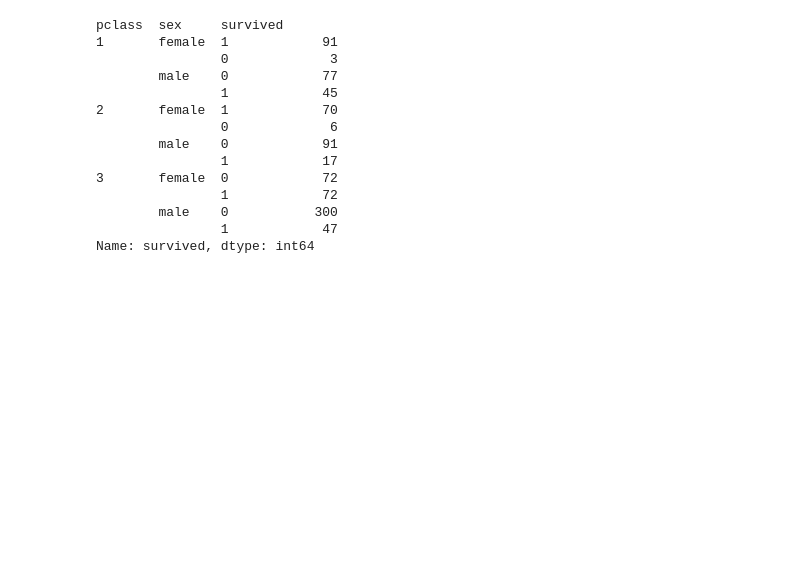
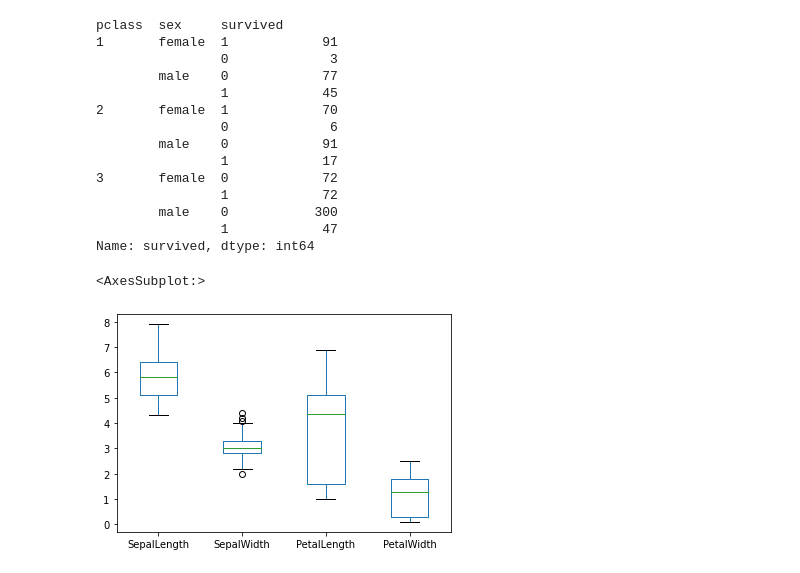
Before and after one commit to sunilsagar/Py-DayToDay, a Jupyter notebook: Module1/B2_24_25Sept/Day2.ipynb, the cells around one changed output. Drawn from its saved outputs; the diff is of its cells as text; code cells hidden in the pictures; blank space fills up the shorter version.

```diff
--- a/Module1/B2_24_25Sept/Day2.ipynb
+++ b/Module1/B2_24_25Sept/Day2.ipynb
@@ -137,3 +137,9 @@ pclass  sex     survived
         male    0           300
                 1            47
 Name: survived, dtype: int64
+# %%
+iris = pd.read_csv('data/iris.csv')
+iris.iloc[:, 0:4].plot.box()
+# %% [output]
+<AxesSubplot:>
+[figure, added]
```
